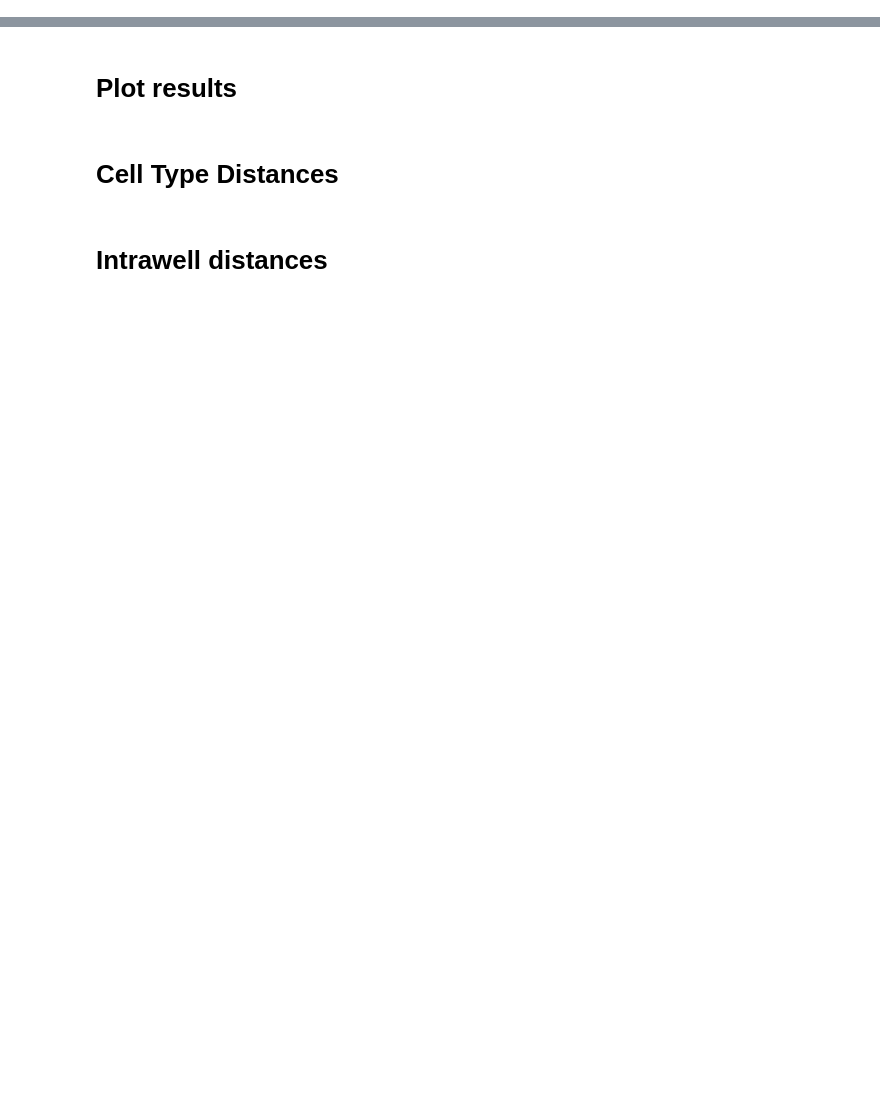
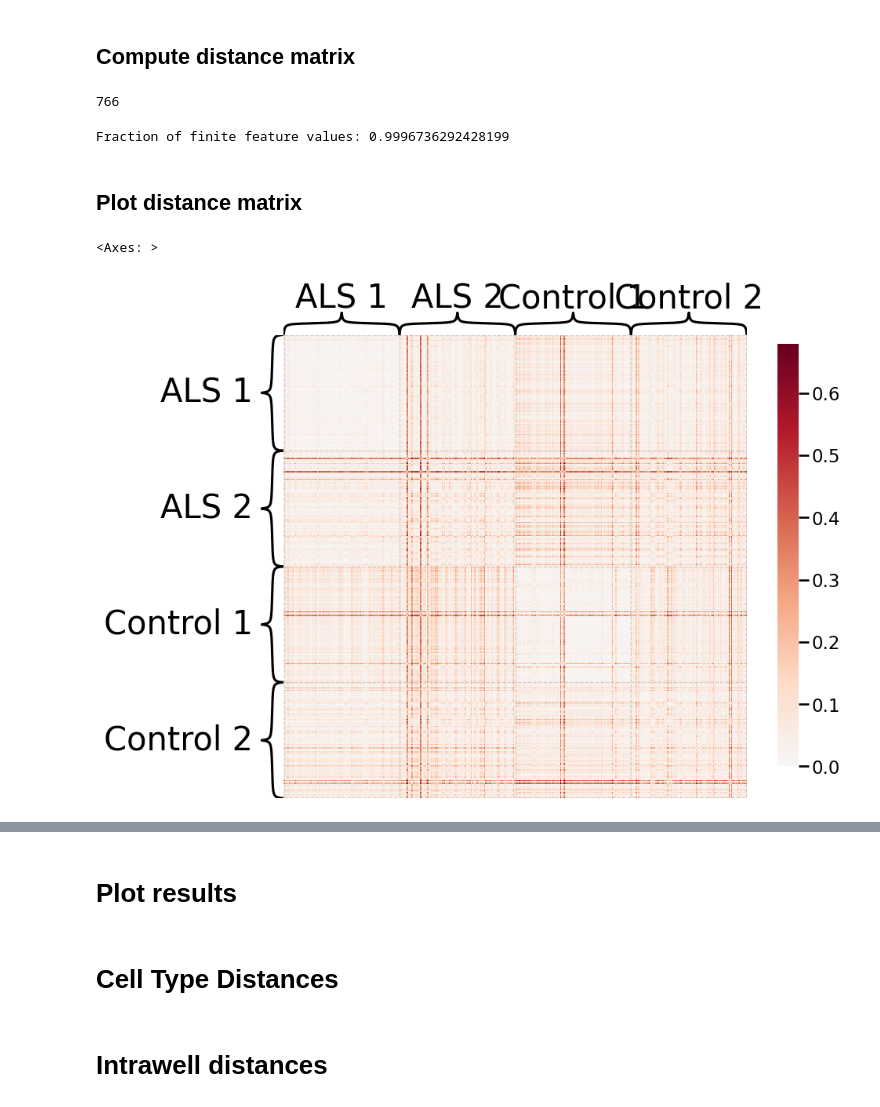
Before and after one commit to Shavit-Lab/cell_paint_seg, a Jupyter notebook: experiments/comparison-exp.ipynb, the cells around one changed output, grey strips where cells are left out. Saved outputs shown, nothing was run; the diff lists cells and outputs as text; code cells hidden in the pictures; blank space fills up the shorter version.

```diff
--- a/experiments/comparison-exp.ipynb
+++ b/experiments/comparison-exp.ipynb
@@ -427,0 +710,6 @@ for extreme in [bottom, top, left, right]:
+# %%
+# why do we need this?
+df_covariates.reset_index(drop=True, inplace=True)
+df_somas.reset_index(drop=True, inplace=True)
+# %%
+df = pd.concat((df_somas, df_covariates), axis="columns")
@@ -427,0 +791,39 @@ for extreme in [bottom, top, left, right]:
+# %% [markdown]
+## Compute distance matrix
+# %%
+agg = True
+
+col_names = list(df.columns)
+col_names = [col_name for col_name in col_names if include_feat(col_name)]
+print(len(col_names))
+
+if agg:
+    aggregation_functions = {k: "mean" for k in list(df.columns) if include_feat(k)}
+    aggregation_functions_2 = {
+        k: "first" for k in list(df.columns) if not include_feat(k)
+    }
+    aggregation_functions.update(aggregation_functions_2)
+    df = df.groupby(df["Well"]).aggregate(aggregation_functions)
+
+    df.sort_values(by=["Cell Type"], inplace=True)
+
+    df_feats = df[col_names]
+else:
+    df = df.sample(n=10000)
+    df_feats = df[col_names]
+# %% [output]
+766
+# %%
+feats = df_feats.to_numpy()
+print(f"Fraction of finite feature values: {np.sum(np.isfinite(feats))/feats.size}")
+feats = np.nan_to_num(feats, nan=0.0, posinf=0.0, neginf=0.0)
+D = pairwise_distances(feats, metric="cosine")
+# %% [output]
+Fraction of finite feature values: 0.9996736292428199
+# %% [markdown]
+## Plot distance matrix
+# %%
+heatmap(D, inner_hier_labels=df["Cell Type"])
+# %% [output]
+<Axes: >
+[figure, added]
```
Also changed, not shown: parts of 35 cells of this notebook.
